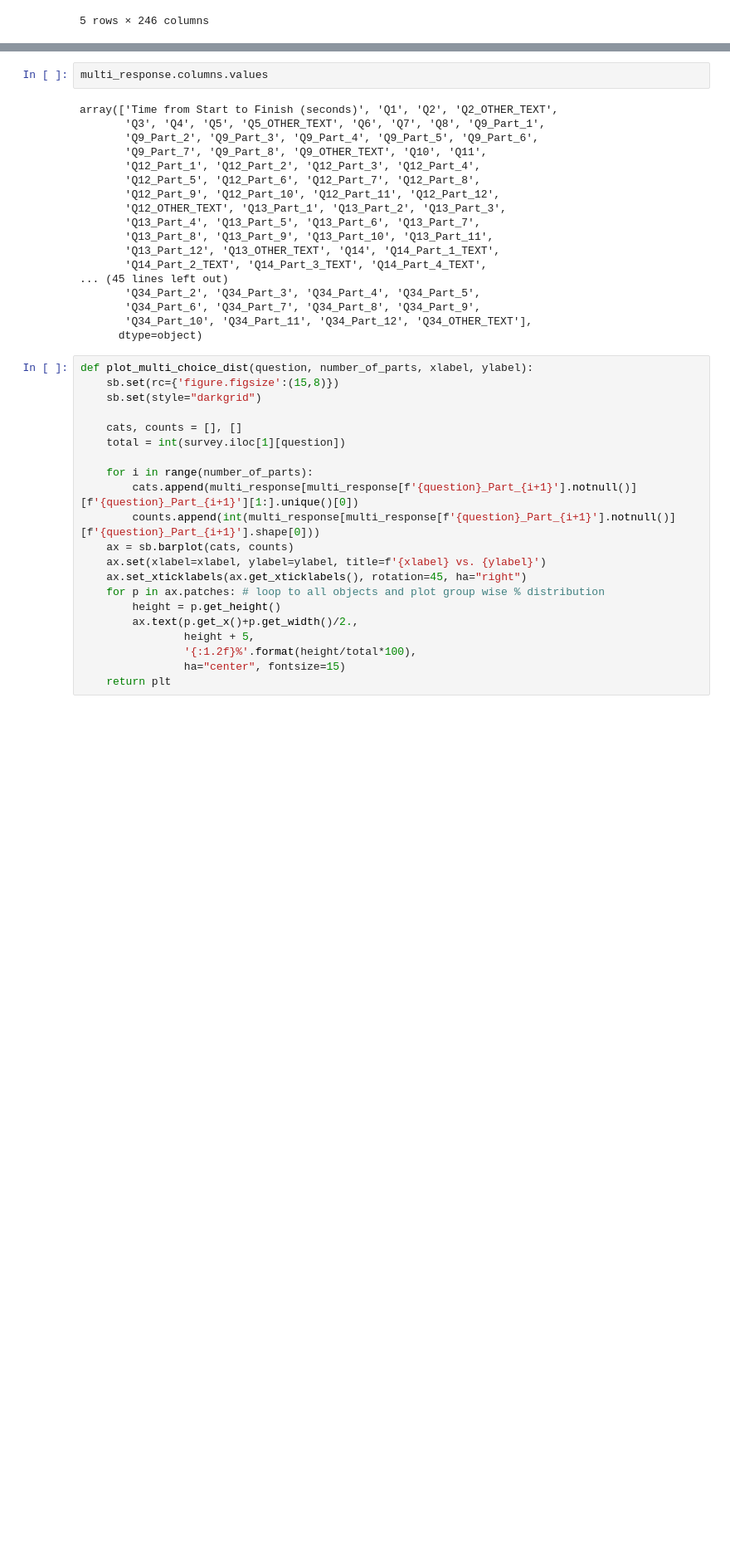
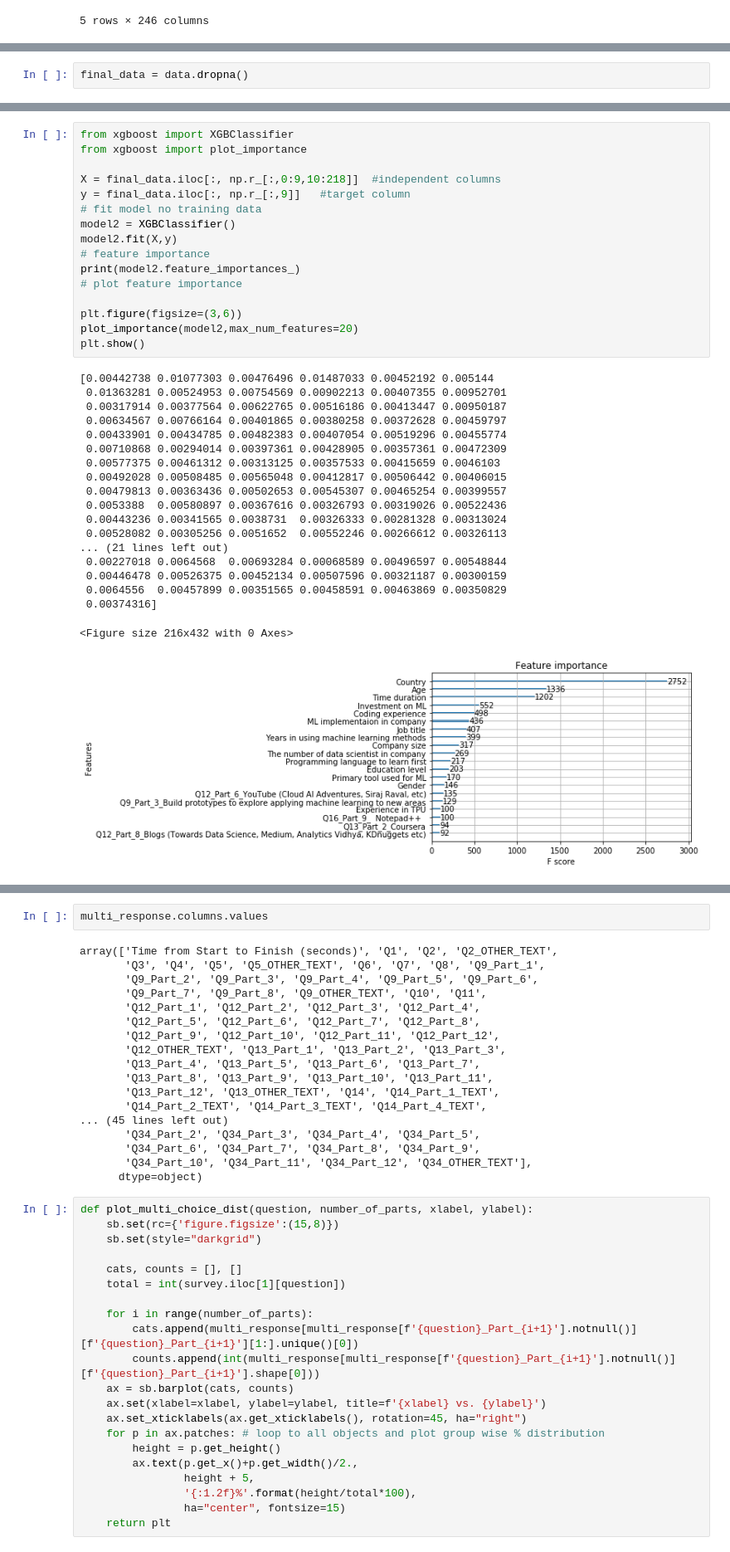
Before and after one commit to Branden-Kang/Kaggle-Competition, a Jupyter notebook: 2019_Kaggle_ML_&_DS_Survey.ipynb, the cells around one changed output, grey strips where cells are left out. Shown at 83% size. Saved outputs shown, nothing was run; the diff lists cells and outputs as text; blank space fills up the shorter version.

```diff
--- a/2019_Kaggle_ML_&_DS_Survey.ipynb
+++ b/2019_Kaggle_ML_&_DS_Survey.ipynb
@@ -129,0 +506,2 @@ survey.head()
+# %%
+final_data = data.dropna()
@@ -129,0 +527,36 @@ survey.head()
+# %%
+from xgboost import XGBClassifier
+from xgboost import plot_importance
+
+X = final_data.iloc[:, np.r_[:,0:9,10:218]]  #independent columns
+y = final_data.iloc[:, np.r_[:,9]]   #target column
+# fit model no training data
+model2 = XGBClassifier()
+model2.fit(X,y)
+# feature importance
+print(model2.feature_importances_)
+# plot feature importance
+
+plt.figure(figsize=(3,6))
+plot_importance(model2,max_num_features=20)
+plt.show()
+# %% [output]
+[0.00442738 0.01077303 0.00476496 0.01487033 0.00452192 0.005144
+ 0.01363281 0.00524953 0.00754569 0.00902213 0.00407355 0.00952701
+ 0.00317914 0.00377564 0.00622765 0.00516186 0.00413447 0.00950187
+ 0.00634567 0.00766164 0.00401865 0.00380258 0.00372628 0.00459797
+ 0.00433901 0.00434785 0.00482383 0.00407054 0.00519296 0.00455774
+ 0.00710868 0.00294014 0.00397361 0.00428905 0.00357361 0.00472309
+ 0.00577375 0.00461312 0.00313125 0.00357533 0.00415659 0.0046103
+ 0.00492028 0.00508485 0.00565048 0.00412817 0.00506442 0.00406015
+ 0.00479813 0.00363436 0.00502653 0.00545307 0.00465254 0.00399557
+ 0.0053388  0.00580897 0.00367616 0.00326793 0.00319026 0.00522436
+ 0.00443236 0.00341565 0.0038731  0.00326333 0.00281328 0.00313024
+ 0.00528082 0.00305256 0.0051652  0.00552246 0.00266612 0.00326113
+... (21 lines left out)
+ 0.00227018 0.0064568  0.00693284 0.00068589 0.00496597 0.00548844
+ 0.00446478 0.00526375 0.00452134 0.00507596 0.00321187 0.00300159
+ 0.0064556  0.00457899 0.00351565 0.00458591 0.00463869 0.00350829
+ 0.00374316]
+<Figure size 216x432 with 0 Axes>
+[figure, added]
```
Also changed, not shown: parts of 40 cells of this notebook.
